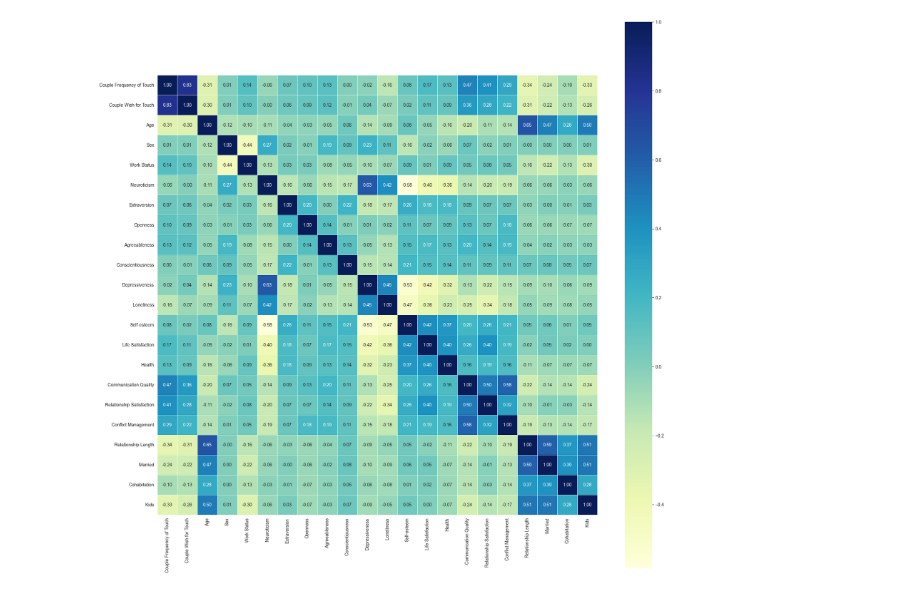
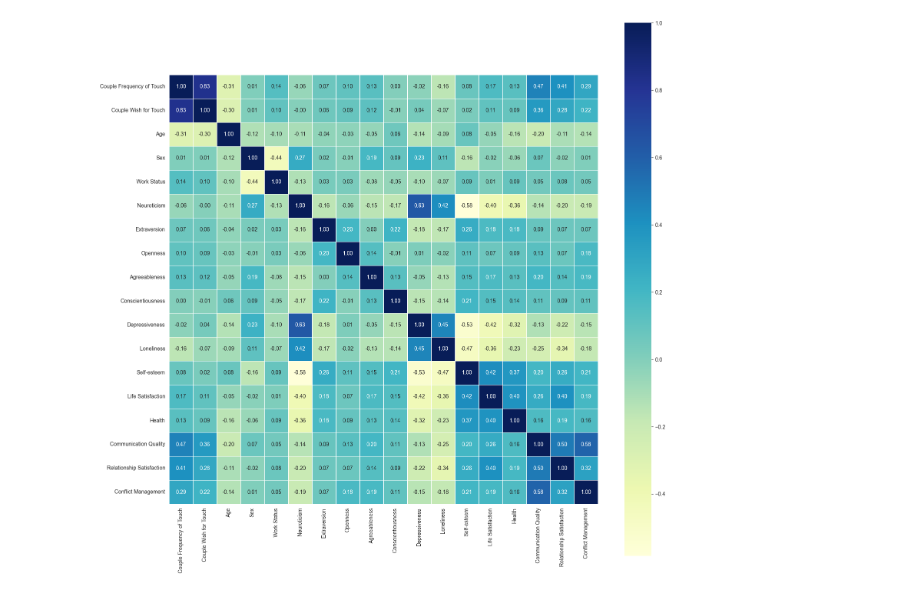
Before and after one commit to EdgardoCS/touchCouples, a Jupyter notebook: plot_test.ipynb, the cells around one changed output. Cells and saved outputs as stored; diff of their text form; code cells hidden in the pictures.

```diff
--- a/plot_test.ipynb
+++ b/plot_test.ipynb
@@ -246,26 +212,44 @@ df_couple_results['summary'] = df_couple_results['p-value'].apply(sig_to_categor
 # %%
+traits = [
+    "Age",
+    "Sex",
+    "Work Status",
+    "Neuroticism",
+    "Extraversion",
+    "Openness",
+    "Agreeableness",
+    "Conscientiousness",
+    "Depressiveness",
+    "Loneliness",
+    "Self-esteem",
+    "Life Satisfaction",
+    "Health",
+    "Communication Quality",
+    "Relationship Satisfaction",
+    "Conflict Management",
+]
 touch = ["Couple Frequency of Touch", "Couple Wish for Touch"]
 correlation = df[touch + traits].corr(method='spearman')
 
 num_vars = len(correlation.columns)
 square_size = 1  # in inches, per cell
 
 fig_width = num_vars * square_size
 fig_height = num_vars * square_size
 
 plt.figure(figsize=(fig_width, fig_height))
 
 sns.heatmap(correlation, cmap='YlGnBu',
             fmt='.2f',
             linewidths=0.5,
             # vmax=0.7,
             # vmin=-0.7,
             annot_kws={"size": 10},
             annot=True,
             square=True
             )
 
 plt.grid(False)
 # plt.savefig('output/img_bg/alles/corr.png', dpi=600, transparent=False, bbox_inches='tight')
 # %% [output]
-[figure, old version]
+[figure, new version]
```
Also changed, not shown: parts of 11 cells of this notebook, 9 other files.
